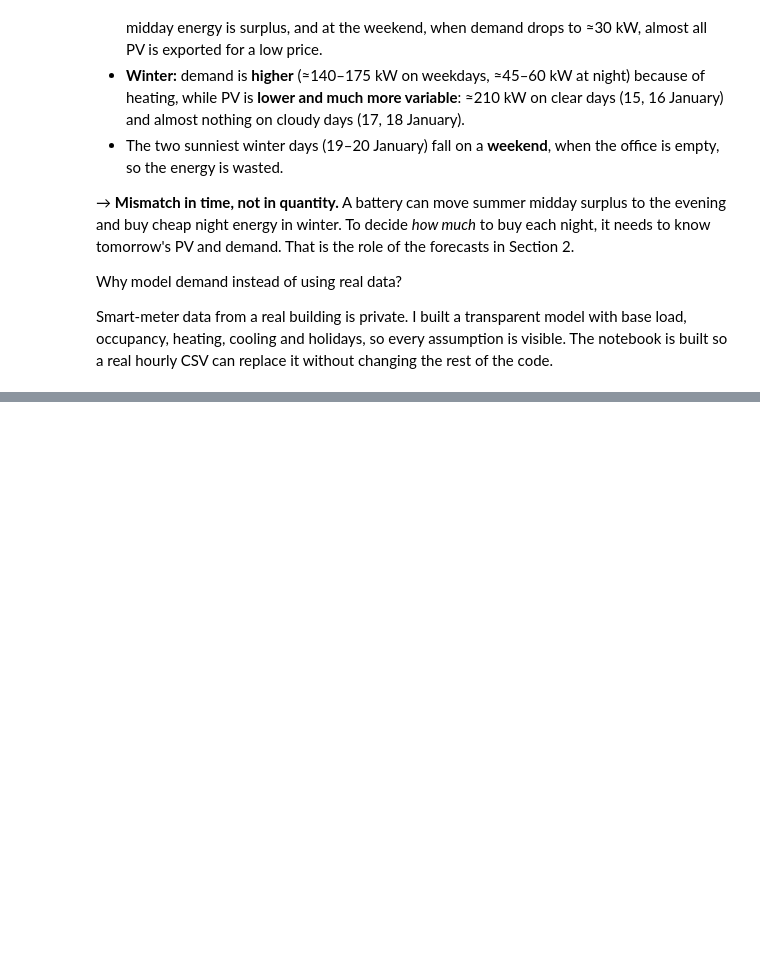
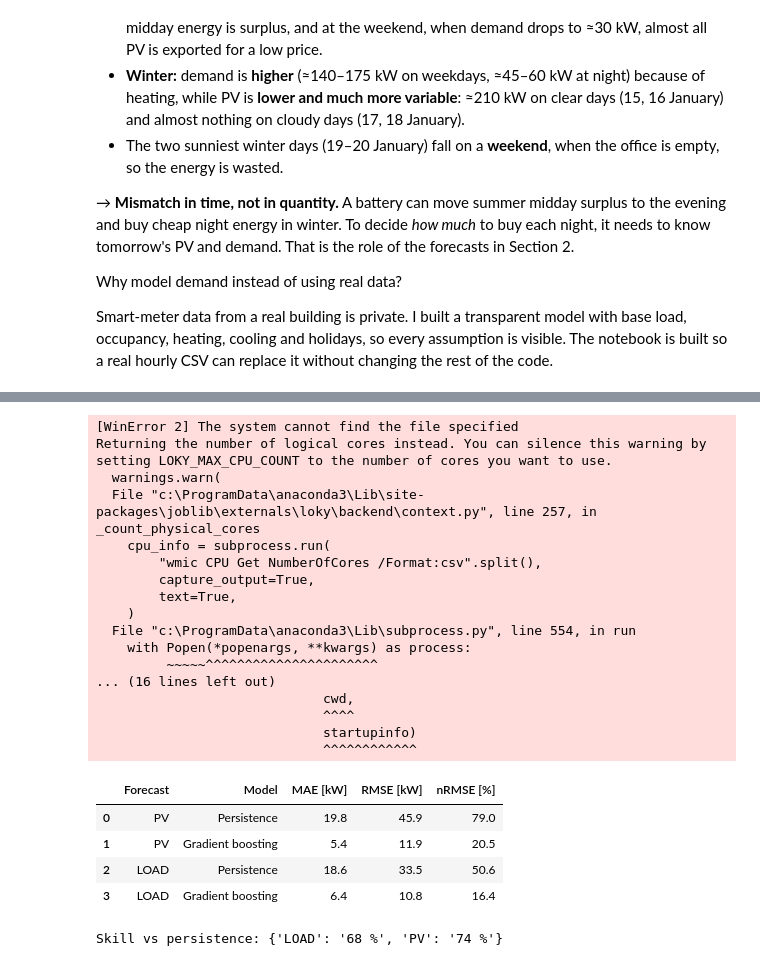
Before and after one commit to maduakordavid01-ui/solar-pv-python, a Jupyter notebook: outputs/02_my_ai_forecasting.ipynb, the cells around one changed output, grey strips where cells are left out. Drawn from its saved outputs; the diff is of its cells as text; code cells hidden in the pictures; blank space fills up the shorter version.

```diff
--- a/outputs/02_my_ai_forecasting.ipynb
+++ b/outputs/02_my_ai_forecasting.ipynb
@@ -185,0 +239,55 @@ Smart-meter data from a real building is private. I built a transparent model wi
+# %%
+#train models and compare performance
+
+FEATURES = {
+    "pv_kw":   ["hour_sin", "hour_cos", "doy_sin", "doy_cos", "poa_forecast", "clearsky_poa", "temp_forecast", "pv_yesterday"],
+    "load_kw": ["hour_sin", "hour_cos", "doy_sin", "doy_cos", "weekday", "dow", "temp_forecast", "load_yesterday"],
+}
+models, preds, rows = {}, {}, []
+
+for target, feats in FEATURES.items():
+    m = HistGradientBoostingRegressor(max_iter=400, learning_rate=0.05, max_leaf_nodes=31, random_state=0)
+    m.fit(X.loc[train, feats], df.loc[train, target])          # LEARN on 2019
+    models[target] = m
+
+    y      = df.loc[test, target]                               # truth in 2020
+    y_ml   = pd.Series(m.predict(X.loc[test, feats]), index=y.index).clip(lower=0)
+    if target == "pv_kw":
+        y_ml = y_ml.where(X.loc[test, "clearsky_poa"] > 0, 0)  # no PV at night
+    y_pers = X.loc[test, target.replace("_kw", "_yesterday")]   # persistence
+
+    preds[target] = pd.DataFrame({"actual": y, "persistence": y_pers, "ml": y_ml})
+    for name, yhat in [("Persistence", y_pers), ("Gradient boosting", y_ml)]:
+        rmse = mean_squared_error(y, yhat) ** 0.5
+        rows.append([target.replace("_kw", "").upper(), name,
+                     mean_absolute_error(y, yhat), rmse, 100 * rmse / y.mean()])
+
+metrics = pd.DataFrame(rows, columns=["Forecast", "Model", "MAE [kW]", "RMSE [kW]", "nRMSE [%]"])
+rmse_tab = metrics.pivot(index="Forecast", columns="Model", values="RMSE [kW]")
+skill = 100 * (1 - rmse_tab["Gradient boosting"] / rmse_tab["Persistence"])
+display(metrics.round(1))
+print("Skill vs persistence:", {k: f"{v:.0f} %" for k, v in skill.items()})
+# %% [output]
+[WinError 2] The system cannot find the file specified
+Returning the number of logical cores instead. You can silence this warning by setting LOKY_MAX_CPU_COUNT to the number of cores you want to use.
+  warnings.warn(
+  File "c:\ProgramData\anaconda3\Lib\site-packages\joblib\externals\loky\backend\context.py", line 257, in _count_physical_cores
+    cpu_info = subprocess.run(
+        "wmic CPU Get NumberOfCores /Format:csv".split(),
+        capture_output=True,
+        text=True,
+    )
+  File "c:\ProgramData\anaconda3\Lib\subprocess.py", line 554, in run
+    with Popen(*popenargs, **kwargs) as process:
+         ~~~~~^^^^^^^^^^^^^^^^^^^^^^
+... (16 lines left out)
+                             cwd,
+                             ^^^^
+                             startupinfo)
+                             ^^^^^^^^^^^^
+|  | Forecast | Model | MAE [kW] | RMSE [kW] | nRMSE [%] |
+| 0 | PV | Persistence | 19.8 | 45.9 | 79.0 |
+| 1 | PV | Gradient boosting | 5.4 | 11.9 | 20.5 |
+| 2 | LOAD | Persistence | 18.6 | 33.5 | 50.6 |
+| 3 | LOAD | Gradient boosting | 6.4 | 10.8 | 16.4 |
+Skill vs persistence: {'LOAD': '68 %', 'PV': '74 %'}
```
Also changed, not shown: parts of 8 cells of this notebook.
